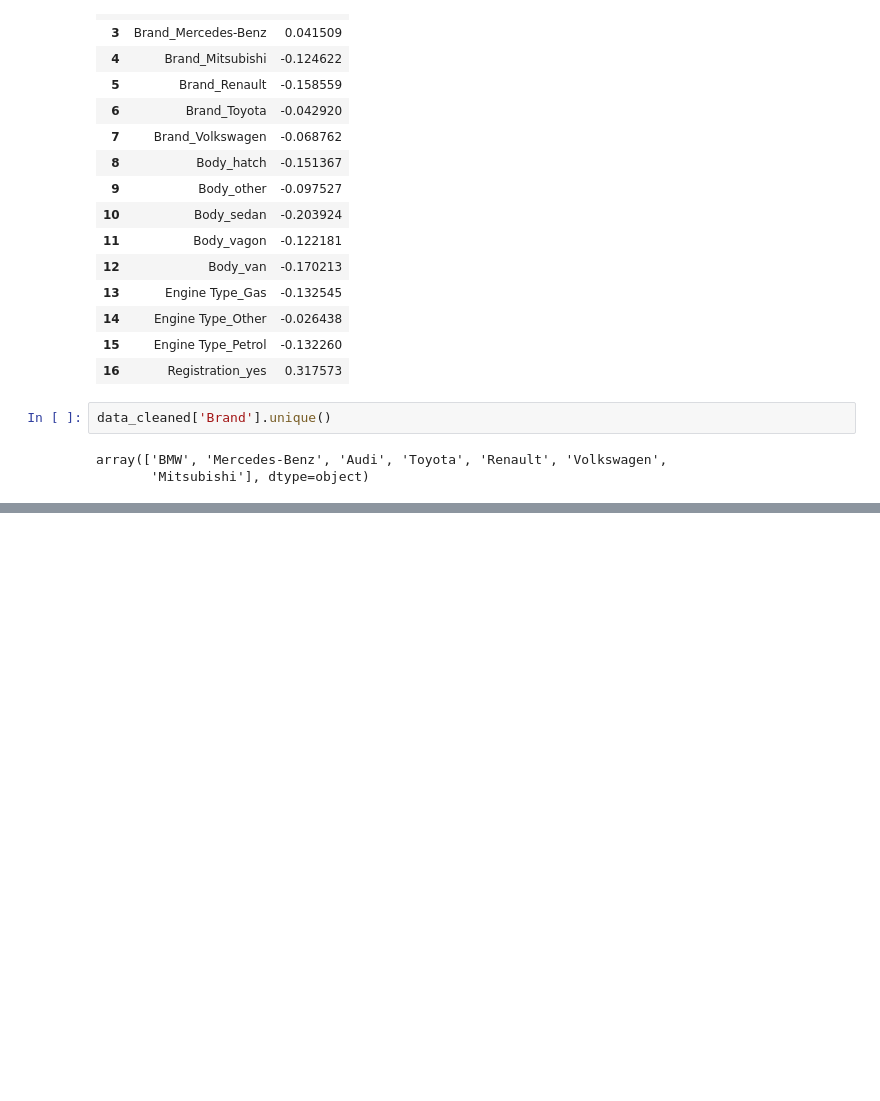
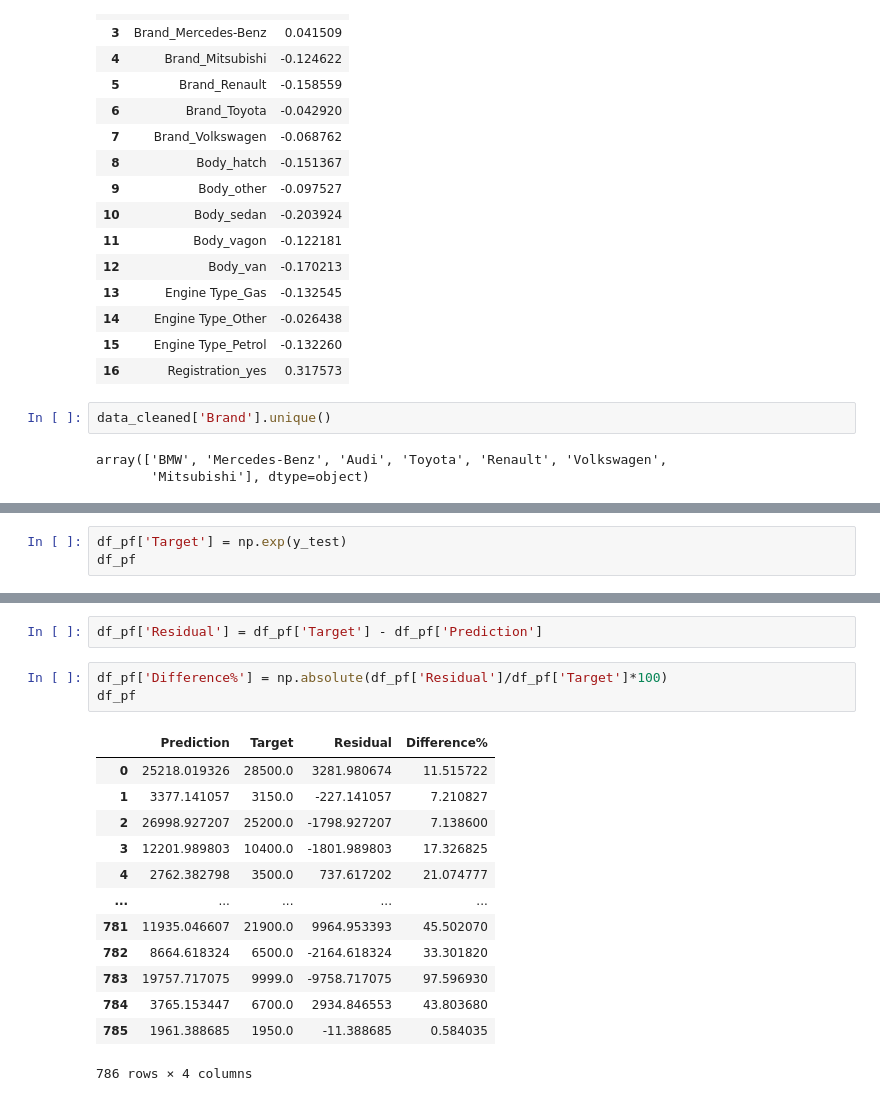
Before and after one commit to shubhampathare777/Data_Science, a Jupyter notebook: sklearn-Linear Regression.ipynb, the cells around one changed output, grey strips where cells are left out. Saved outputs shown, nothing was run; the diff lists cells and outputs as text; blank space fills up the shorter version.

```diff
--- a/sklearn-Linear Regression.ipynb
+++ b/sklearn-Linear Regression.ipynb
@@ -438,0 +460,3 @@ array(['BMW', 'Mercedes-Benz', 'Audi', 'Toyota', 'Renault', 'Volkswagen',
+# %%
+df_pf['Target'] = np.exp(y_test)
+df_pf
@@ -438,0 +504,19 @@ array(['BMW', 'Mercedes-Benz', 'Audi', 'Toyota', 'Renault', 'Volkswagen',
+# %%
+df_pf['Residual'] = df_pf['Target'] - df_pf['Prediction']
+# %%
+df_pf['Difference%'] = np.absolute(df_pf['Residual']/df_pf['Target']*100)
+df_pf
+# %% [output]
+|  | Prediction | Target | Residual | Difference% |
+| 0 | 25218.019326 | 28500.0 | 3281.980674 | 11.515722 |
+| 1 | 3377.141057 | 3150.0 | -227.141057 | 7.210827 |
+| 2 | 26998.927207 | 25200.0 | -1798.927207 | 7.138600 |
+| 3 | 12201.989803 | 10400.0 | -1801.989803 | 17.326825 |
+| 4 | 2762.382798 | 3500.0 | 737.617202 | 21.074777 |
+| ... | ... | ... | ... | ... |
+| 781 | 11935.046607 | 21900.0 | 9964.953393 | 45.502070 |
+| 782 | 8664.618324 | 6500.0 | -2164.618324 | 33.301820 |
+| 783 | 19757.717075 | 9999.0 | -9758.717075 | 97.596930 |
+| 784 | 3765.153447 | 6700.0 | 2934.846553 | 43.803680 |
+| 785 | 1961.388685 | 1950.0 | -11.388685 | 0.584035 |
+786 rows × 4 columns
```
Also changed, not shown: parts of 8 cells of this notebook.
